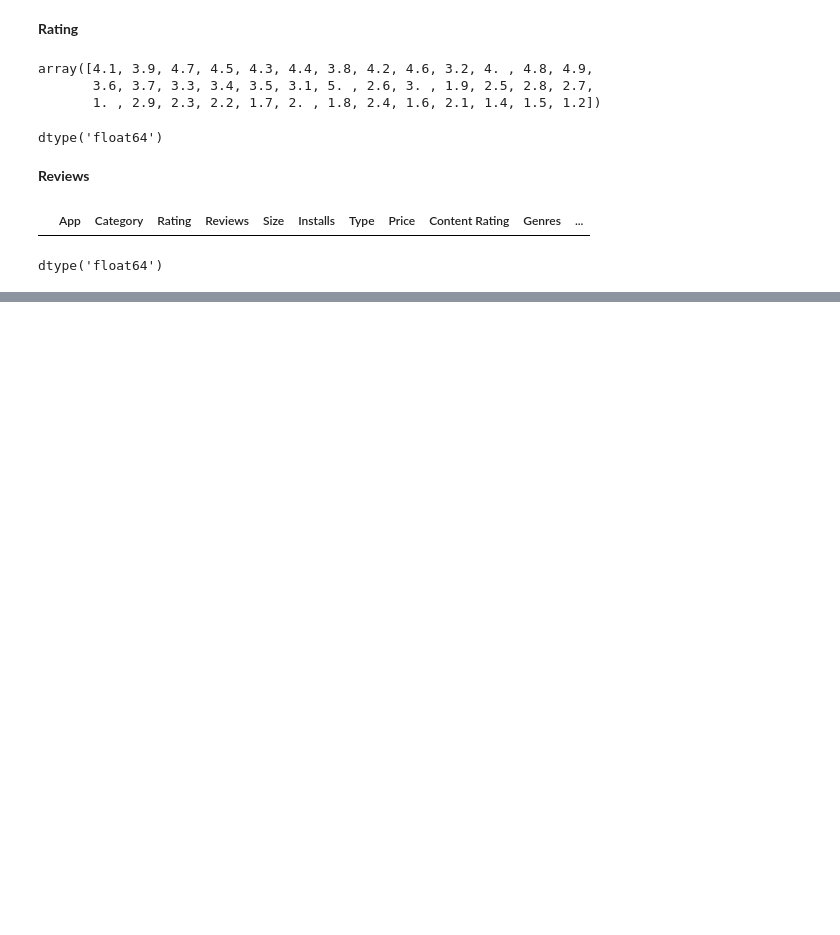
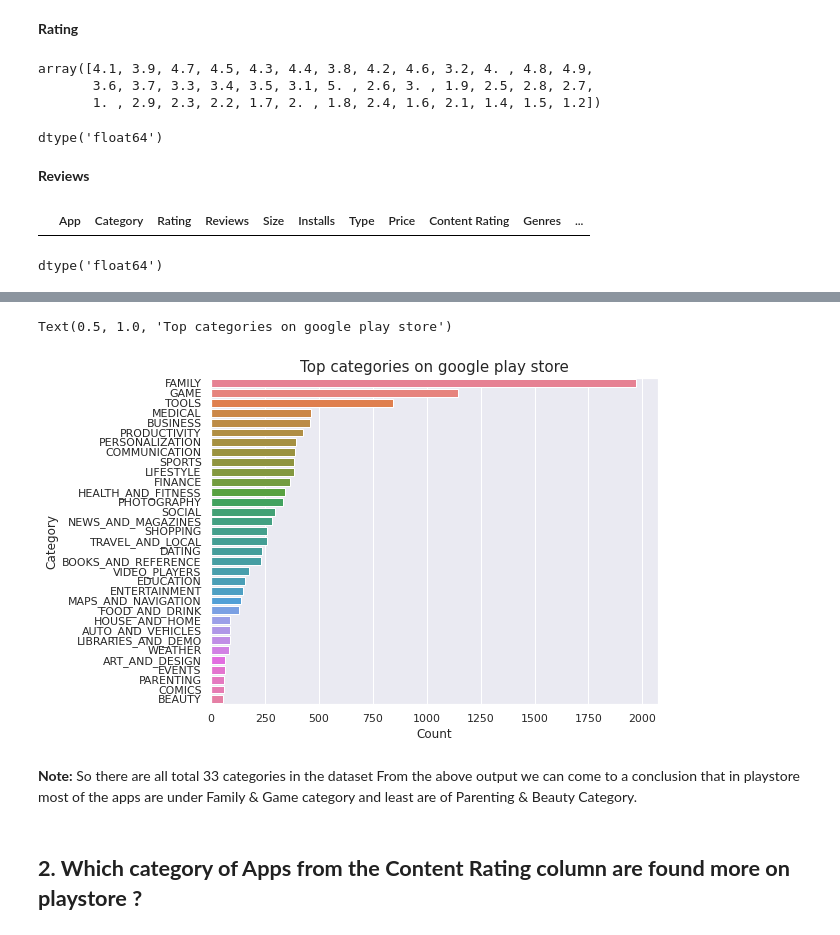
Before and after one commit to sanjaymkr/Google_Play_Store_Data_Analysis, a Jupyter notebook: Sanjay_Kumar_Google_Play_Store_Review.ipynb, the cells around one changed output, grey strips where cells are left out. Saved outputs shown, nothing was run; the diff lists cells and outputs as text; code cells hidden in the pictures; blank space fills up the shorter version.

```diff
--- a/Sanjay_Kumar_Google_Play_Store_Review.ipynb
+++ b/Sanjay_Kumar_Google_Play_Store_Review.ipynb
@@ -599,0 +610,2 @@ dtype('float64')
+# %%
+play_store['Last Updated'] = pd.to_datetime(play_store['Last Updated'])
@@ -599,0 +652,10 @@ dtype('float64')
+# %%
+import seaborn as sns
+import matplotlib
+import matplotlib.pyplot as plt
+%matplotlib inline
+
+sns.set_style('darkgrid')
+matplotlib.rcParams['font.size'] = 14
+matplotlib.rcParams['figure.figsize'] = (9, 5)
+matplotlib.rcParams['figure.facecolor'] = '#00000000'
@@ -599,0 +682,21 @@ dtype('float64')
+# %%
+y = play_store['Category'].value_counts().index
+x = play_store['Category'].value_counts()
+xaxis = []
+yaxis = []
+for i in range (len(x)):
+  xaxis.append(x[i])
+  yaxis.append(y[i])
+# %%
+plt.figure(figsize=(8,6))
+plt.xlabel('Count')
+plt.ylabel('Category')
+graph = sns.barplot(x = xaxis, y = yaxis, palette = 'husl')
+plt.title('Top categories on google play store', fontsize= 15)
+# %% [output]
+Text(0.5, 1.0, 'Top categories on google play store')
+[figure, added]
+# %% [markdown]
+**Note:** So there are all total 33 categories in the dataset From the above output we can come to a conclusion that in playstore most of the apps are under Family & Game category and least are of Parenting & Beauty Category.
+# %% [markdown]
+## **2. Which category of Apps from the Content Rating column are found more on playstore ?**
```
Also changed, not shown: parts of 16 cells of this notebook.
